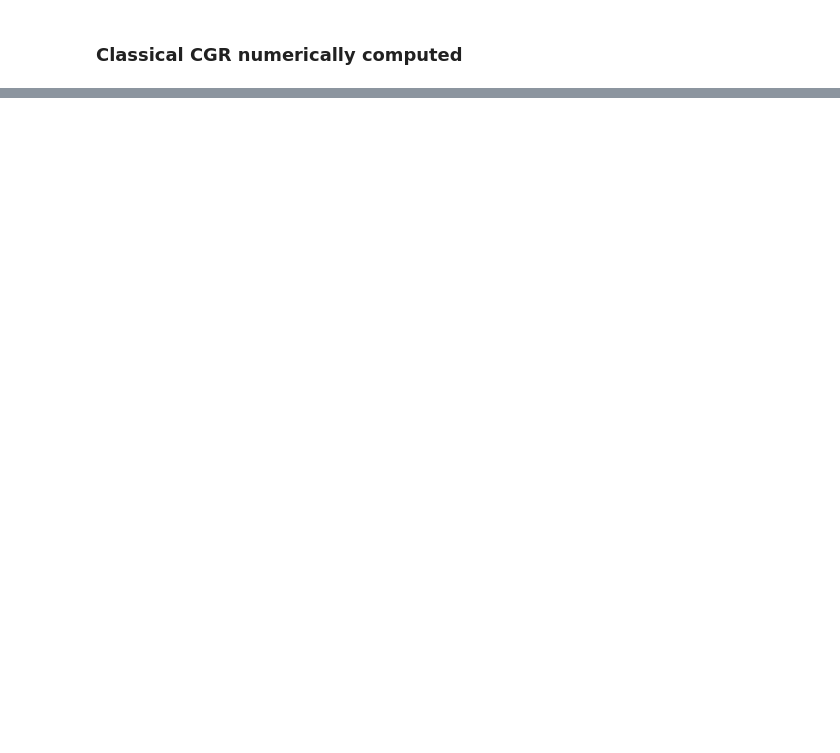
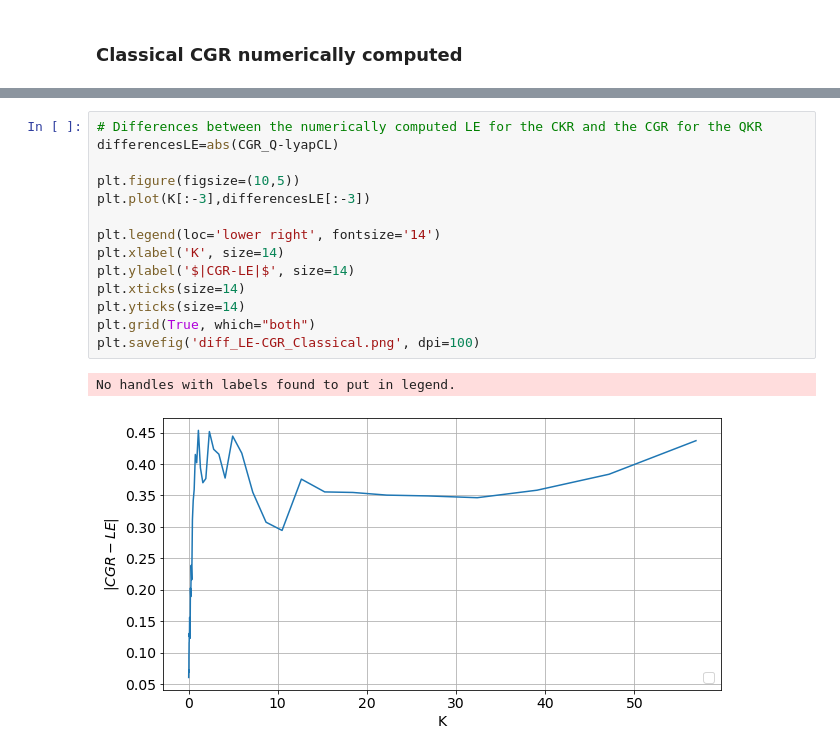
Before and after one commit to CleliaCorridori/OTOC-growth-rate-and-Lyapunov-Exponent-to-inspect-classical-and-quantum-chaos, a Jupyter notebook: CGRandLE.ipynb, the cells around one changed output, grey strips where cells are left out. Drawn from its saved outputs; the diff is of its cells as text; blank space fills up the shorter version.

```diff
--- a/CGRandLE.ipynb
+++ b/CGRandLE.ipynb
@@ -234,0 +273,17 @@ No handles with labels found to put in legend.
+# %%
+# Differences between the numerically computed LE for the CKR and the CGR for the QKR
+differencesLE=abs(CGR_Q-lyapCL)
+
+plt.figure(figsize=(10,5))
+plt.plot(K[:-3],differencesLE[:-3])
+
+plt.legend(loc='lower right', fontsize='14')
+plt.xlabel('K', size=14)
+plt.ylabel('$|CGR-LE|$', size=14)
+plt.xticks(size=14)
+plt.yticks(size=14)
+plt.grid(True, which="both")
+plt.savefig('diff_LE-CGR_Classical.png', dpi=100)
+# %% [output]
+No handles with labels found to put in legend.
+[figure, added]
```
Also changed, not shown: parts of 13 cells of this notebook, 25 other files.
